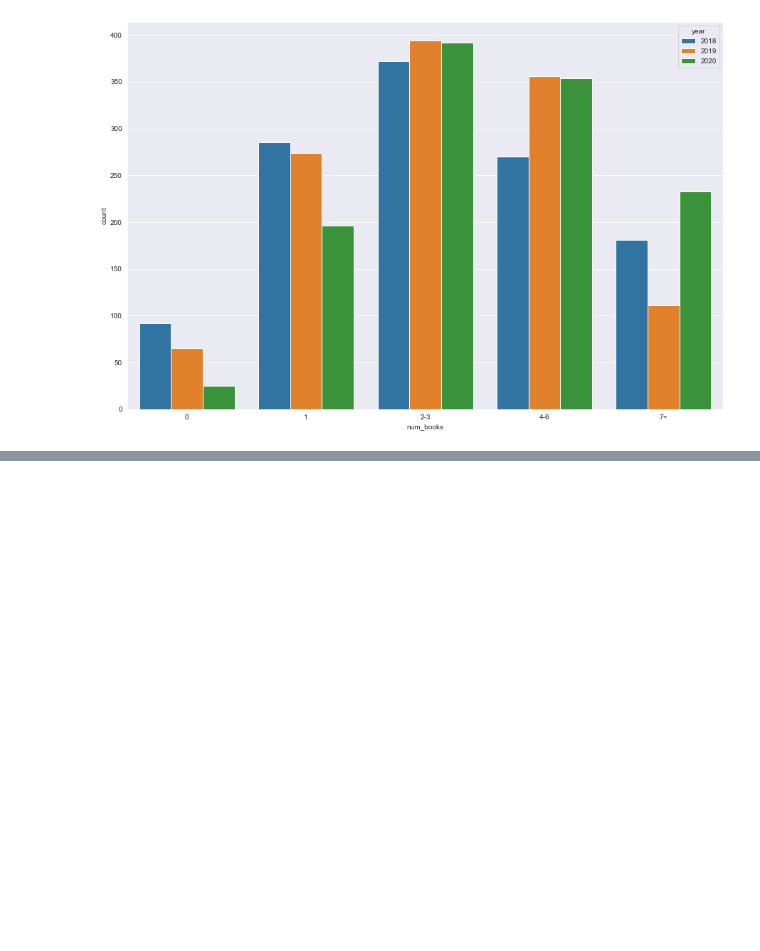
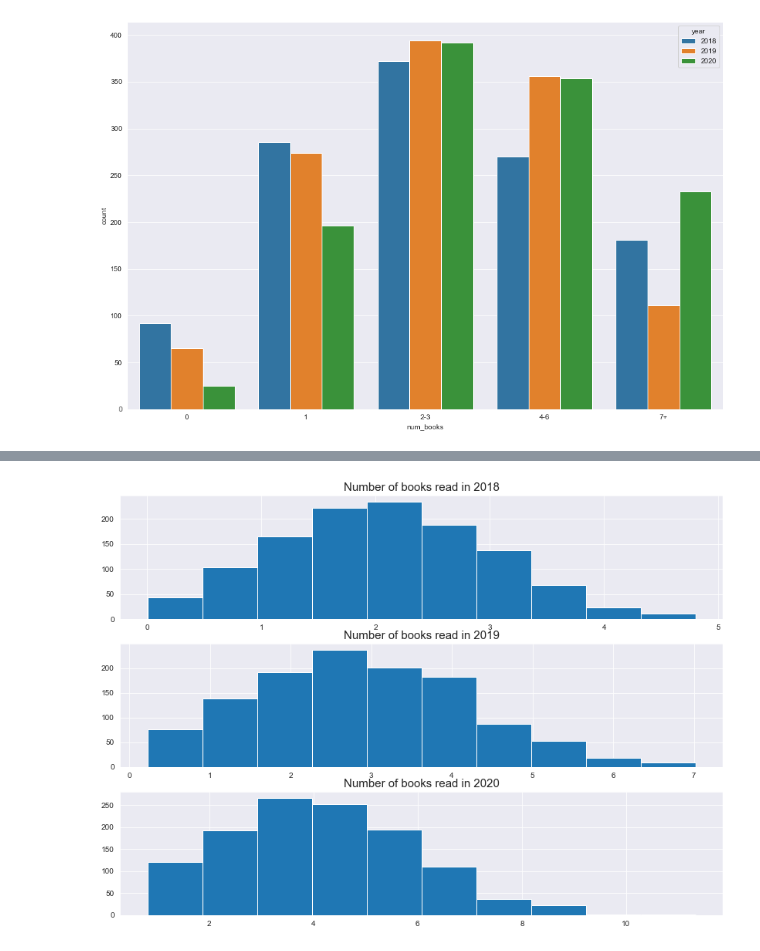
Before and after one commit to angelinka/programming_for_DA_project, a Jupyter notebook: audiobooks.ipynb, the cells around one changed output, grey strips where cells are left out. Saved outputs shown, nothing was run; the diff lists cells and outputs as text; code cells hidden in the pictures; blank space fills up the shorter version.

Commit message:
Analised generated date for number of books read with various plots

```diff
--- a/audiobooks.ipynb
+++ b/audiobooks.ipynb
@@ -348,10 +350,10 @@ def get_truncated_normal(mean=0, sd=1, low=0, upp=10):
     return truncnorm(
         (low - mean) / sd, (upp - mean) / sd, loc=mean, scale=sd)
 # %%
-X1 = get_truncated_normal(mean=2, sd=1, low=0, upp=7)
-X2 = get_truncated_normal(mean=2.8, sd=1, low=0, upp=9)
-X3 = get_truncated_normal(mean=4, sd=1, low=0, upp=10)
+X1 = get_truncated_normal(mean=2, sd=1, low=0, upp=6)
+X2 = get_truncated_normal(mean=2.8, sd=1.5, low=0.2, upp=9)
+X3 = get_truncated_normal(mean=4, sd=2, low=0.8, upp=12)
 
-y18=X1.rvs(100)
-y19=X2.rvs(100)
-y20=X3.rvs(100)
+y18=X1.rvs(1200)
+y19=X2.rvs(1200)
+y20=X3.rvs(1200)
@@ -374,0 +387,12 @@ full.head(30)
+# %%
+fig, axs = plt.subplots(3,figsize=(14,10))
+axs[0].hist(y18)
+axs[0].set_title('Number of books read in 2018',fontsize=15)
+axs[1].hist(y19)
+axs[1].set_title('Number of books read in 2019',fontsize=15)
+axs[2].hist(y20)
+axs[2].set_title('Number of books read in 2020',fontsize=15)
+
+plt.show()
+# %% [output]
+[figure, added]
```
Also changed, not shown: parts of 19 cells of this notebook, 1 other file.
